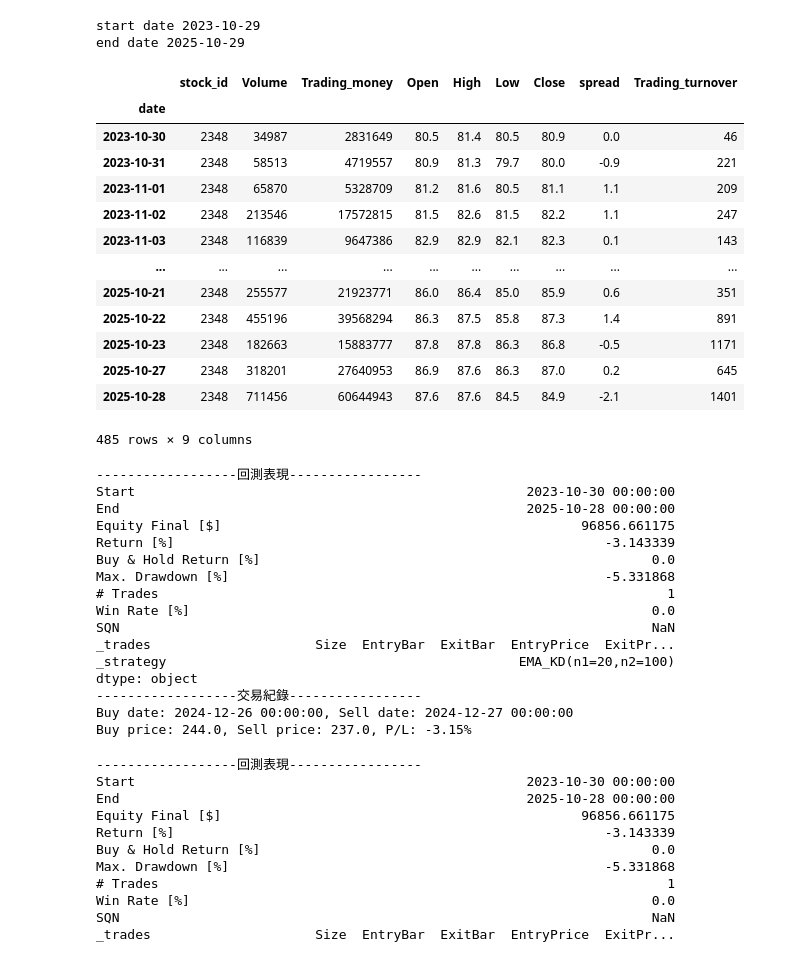
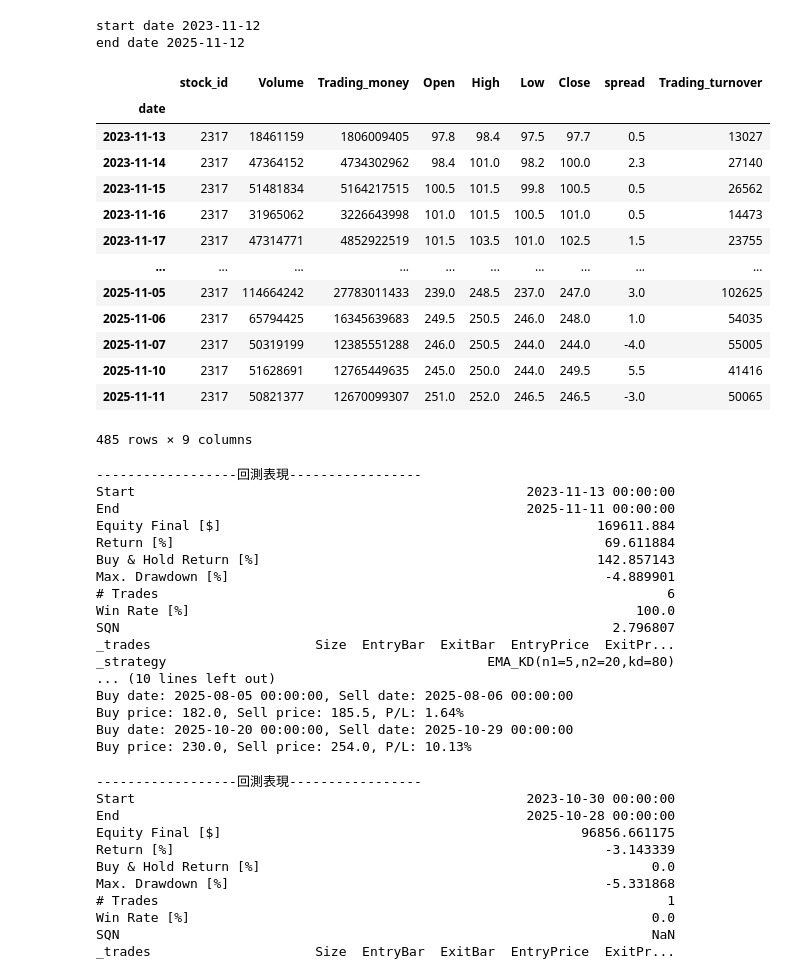
Before and after one commit to erxxx4321/stock_trade, a Jupyter notebook: backtesting/backtest.ipynb, the cells around one changed output. Saved outputs shown, nothing was run; the diff lists cells and outputs as text; code cells hidden in the pictures.

```diff
--- a/backtesting/backtest.ipynb
+++ b/backtesting/backtest.ipynb
@@ -40,7 +40,7 @@ end_date = today.strftime("%Y-%m-%d")
 print('start date', start_date)
 print('end date', end_date)
 
-ticker = '2348'
+ticker = '2317'
 df = api.taiwan_stock_daily(
     stock_id=ticker,
     start_date=start_date,
@@ -55,18 +55,18 @@ df
-start date 2023-10-29
-end date 2025-10-29
+start date 2023-11-12
+end date 2025-11-12
 |  | stock_id | Volume | Trading_money | Open | High | Low | Close | spread | Trading_turnover |
 | date |  |  |  |  |  |  |  |  |  |
-| 2023-10-30 | 2348 | 34987 | 2831649 | 80.5 | 81.4 | 80.5 | 80.9 | 0.0 | 46 |
-| 2023-10-31 | 2348 | 58513 | 4719557 | 80.9 | 81.3 | 79.7 | 80.0 | -0.9 | 221 |
-| 2023-11-01 | 2348 | 65870 | 5328709 | 81.2 | 81.6 | 80.5 | 81.1 | 1.1 | 209 |
-| 2023-11-02 | 2348 | 213546 | 17572815 | 81.5 | 82.6 | 81.5 | 82.2 | 1.1 | 247 |
-| 2023-11-03 | 2348 | 116839 | 9647386 | 82.9 | 82.9 | 82.1 | 82.3 | 0.1 | 143 |
+| 2023-11-13 | 2317 | 18461159 | 1806009405 | 97.8 | 98.4 | 97.5 | 97.7 | 0.5 | 13027 |
+| 2023-11-14 | 2317 | 47364152 | 4734302962 | 98.4 | 101.0 | 98.2 | 100.0 | 2.3 | 27140 |
+| 2023-11-15 | 2317 | 51481834 | 5164217515 | 100.5 | 101.5 | 99.8 | 100.5 | 0.5 | 26562 |
+| 2023-11-16 | 2317 | 31965062 | 3226643998 | 101.0 | 101.5 | 100.5 | 101.0 | 0.5 | 14473 |
+| 2023-11-17 | 2317 | 47314771 | 4852922519 | 101.5 | 103.5 | 101.0 | 102.5 | 1.5 | 23755 |
 | ... | ... | ... | ... | ... | ... | ... | ... | ... | ... |
-| 2025-10-21 | 2348 | 255577 | 21923771 | 86.0 | 86.4 | 85.0 | 85.9 | 0.6 | 351 |
-| 2025-10-22 | 2348 | 455196 | 39568294 | 86.3 | 87.5 | 85.8 | 87.3 | 1.4 | 891 |
-| 2025-10-23 | 2348 | 182663 | 15883777 | 87.8 | 87.8 | 86.3 | 86.8 | -0.5 | 1171 |
-| 2025-10-27 | 2348 | 318201 | 27640953 | 86.9 | 87.6 | 86.3 | 87.0 | 0.2 | 645 |
-| 2025-10-28 | 2348 | 711456 | 60644943 | 87.6 | 87.6 | 84.5 | 84.9 | -2.1 | 1401 |
+| 2025-11-05 | 2317 | 114664242 | 27783011433 | 239.0 | 248.5 | 237.0 | 247.0 | 3.0 | 102625 |
+| 2025-11-06 | 2317 | 65794425 | 16345639683 | 249.5 | 250.5 | 246.0 | 248.0 | 1.0 | 54035 |
+| 2025-11-07 | 2317 | 50319199 | 12385551288 | 246.0 | 250.5 | 244.0 | 244.0 | -4.0 | 55005 |
+| 2025-11-10 | 2317 | 51628691 | 12765449635 | 245.0 | 250.0 | 244.0 | 249.5 | 5.5 | 41416 |
+| 2025-11-11 | 2317 | 50821377 | 12670099307 | 251.0 | 252.0 | 246.5 | 246.5 | -3.0 | 50065 |
 485 rows × 9 columns
 # %%
 # helper.EMA_KD.n1 = 20
@@ -75,27 +75,29 @@ bt = Backtest(df, helper.EMA_KD, cash=100_000, commission=.001425)
 stats = bt.optimize(
   n1=[5, 10, 20, 50],
   n2=[20, 50, 60, 100, 120],
+  kd=80,
   maximize='Equity Final [$]'
 )
 # stats = bt.run()
 print_result(stats)
 # %% [output]
 ------------------回測表現-----------------
-Start                                                  2023-10-30 00:00:00
-End                                                    2025-10-28 00:00:00
-Equity Final [$]                                              96856.661175
-Return [%]                                                       -3.143339
-Buy & Hold Return [%]                                                  0.0
-Max. Drawdown [%]                                                -5.331868
-# Trades                                                                 1
-Win Rate [%]                                                           0.0
-SQN                                                                    NaN
+Start                                                  2023-11-13 00:00:00
+End                                                    2025-11-11 00:00:00
+Equity Final [$]                                                169611.884
+Return [%]                                                       69.611884
+Buy & Hold Return [%]                                           142.857143
+Max. Drawdown [%]                                                -4.889901
+# Trades                                                                 6
+Win Rate [%]                                                         100.0
+SQN                                                               2.796807
 _trades                     Size  EntryBar  ExitBar  EntryPrice  ExitPr...
-_strategy                                             EMA_KD(n1=20,n2=100)
-dtype: object
-------------------交易紀錄-----------------
-Buy date: 2024-12-26 00:00:00, Sell date: 2024-12-27 00:00:00
-Buy price: 244.0, Sell price: 237.0, P/L: -3.15%
+_strategy                                         EMA_KD(n1=5,n2=20,kd=80)
+... (10 lines left out)
+Buy date: 2025-08-05 00:00:00, Sell date: 2025-08-06 00:00:00
+Buy price: 182.0, Sell price: 185.5, P/L: 1.64%
+Buy date: 2025-10-20 00:00:00, Sell date: 2025-10-29 00:00:00
+Buy price: 230.0, Sell price: 254.0, P/L: 10.13%
 # %%
 helper.EMA_VWAP_KD.n1 = 10
 helper.EMA_VWAP_KD.n2 = 50
```
Also changed, not shown: parts of 3 cells of this notebook, 4 other files.
